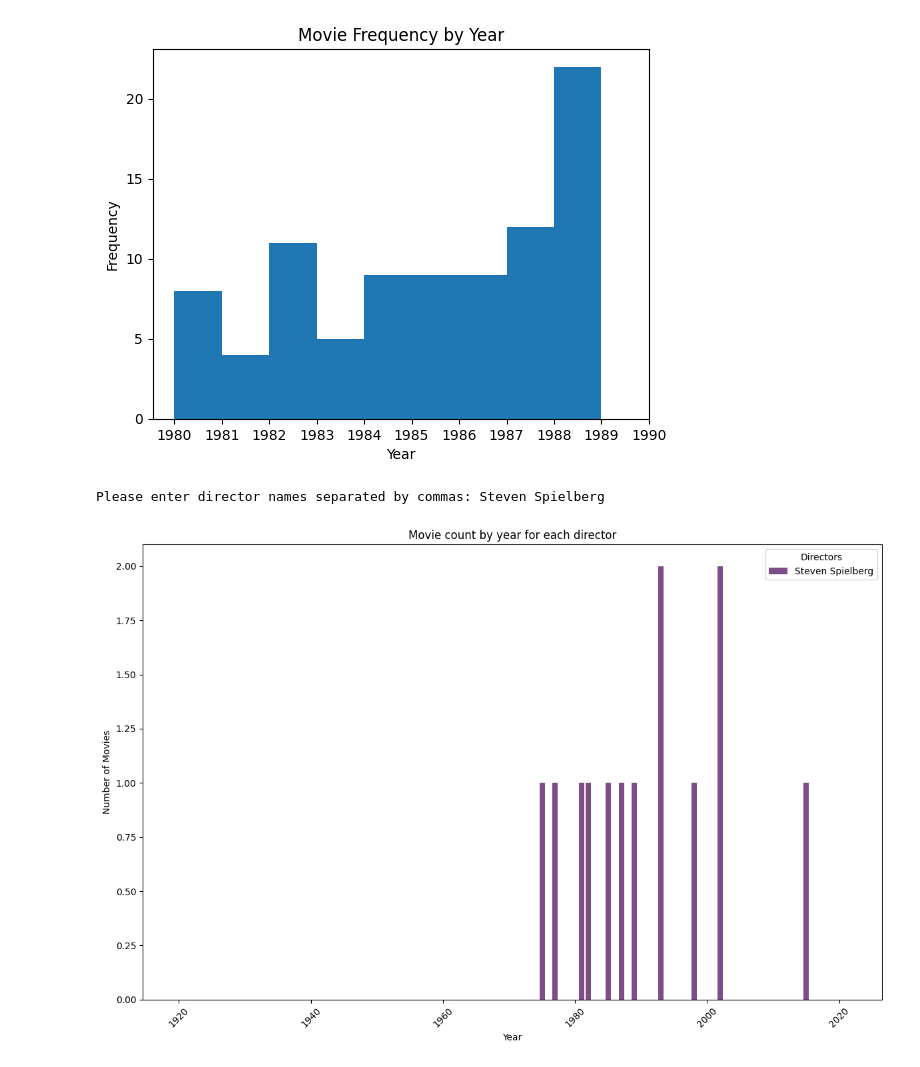
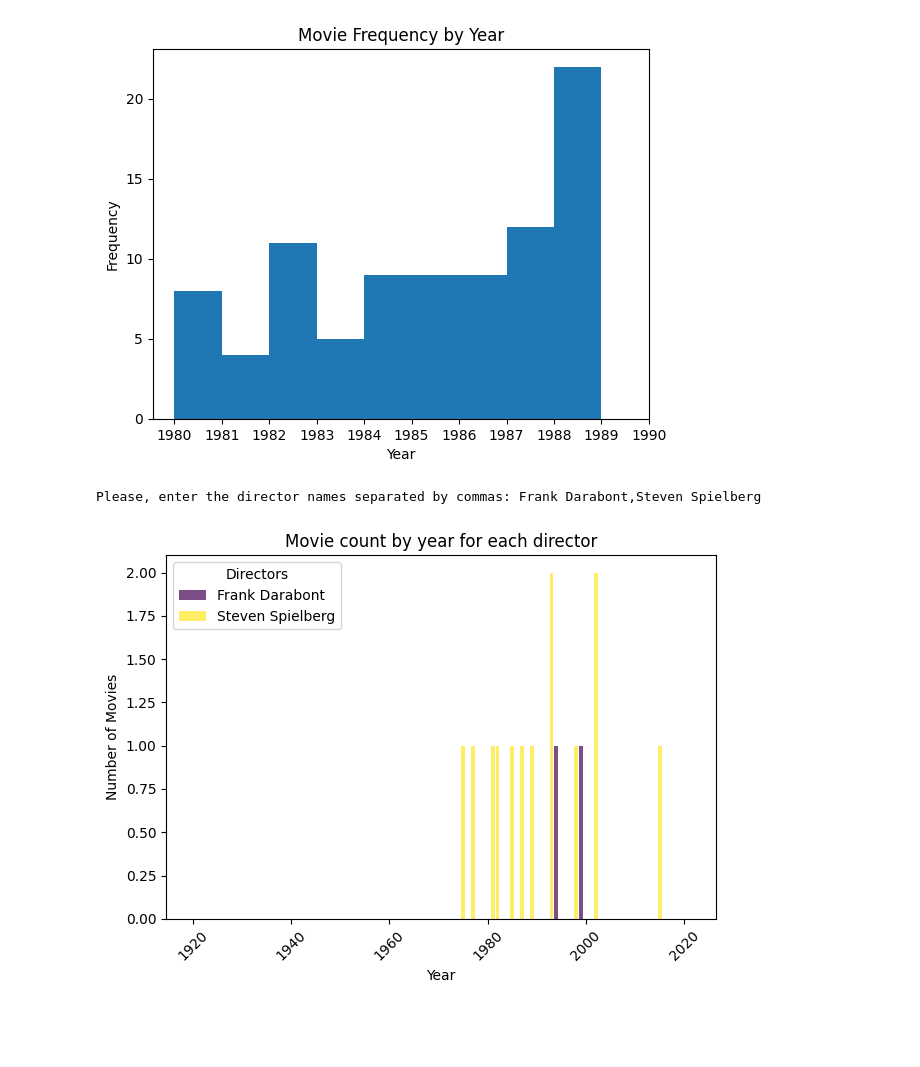
Before and after one commit to ikramhasanli/demo-repo, a Jupyter notebook: ENCE_3503_Fall_2024_hw02.ipynb, the cells around one changed output. Cells and saved outputs as stored; diff of their text form; code cells hidden in the pictures; blank space fills up the shorter version.

```diff
--- a/ENCE_3503_Fall_2024_hw02.ipynb
+++ b/ENCE_3503_Fall_2024_hw02.ipynb
@@ -522,42 +522,37 @@ Please enter the end year: 1990
 # %%
 # Write a function which will accept a numpy array of director names
 # and generate a bar chart based on the movie count of each director
 def directors_and_histograms(df):
     directors_input = input("Please, enter the director names separated by commas: ") #asking the user for input
     director_names = [director.strip() for director in directors_input.split(',')] #splitting the director_names by each director
     movie_counts = {director: {year: 0 for year in range(1920, 2022)} for director in director_names} #movie count is for the director for each year (we show the range in the bottom to make the histogram effective)
 
-    # Count the number of movies for each director by year
     for director in director_names:
         for year in range(1920, 2022):
-            count = df[(df['director'] == director) & (df['year'] == year)].shape[0]
-            movie_counts[director][year] = count
+            count = df[(df['director'] == director) & (df['year'] == year)].shape[0] #each director for each year (so that the director matches the year as well)
+            movie_counts[director][year] = count #assigns how many movies a director has
 
-    # Prepare data for plotting
-    colors = plt.cm.viridis(np.linspace(0, 1, len(director_names)))  # Get a range of colors
-    plt.figure(figsize=(12, 8))  # Set the figure size
+    colors = plt.cm.viridis(np.linspace(0, 1, len(director_names))) #generates random colors based on how many directors are inputted
 
-    for i, (director, counts) in enumerate(movie_counts.items()):
-        years = list(counts.keys())
-        counts = list(counts.values())
 
-        # Create a bar chart for each director
-        plt.bar(years, counts, color=colors[i], label=director, alpha=0.7)  # Set color for each director
+    for badam, (director, moviecounts) in enumerate(movie_counts.items()): #taking the years for the director from the dictionary
+        years = list(moviecounts.keys()) #years are the keys of a dictionary
+        moviecounts = list(moviecounts.values()) #movie counts are the values of a dictionary
+        plt.bar(years, moviecounts, color=colors[badam], label=director, alpha=0.7)  #creating a bar chart for each director with its paramenters
 
-    plt.xlabel("Year")  #the x label
-    plt.ylabel("Number of Movies")  #the y label
+    plt.xlabel("Year")  #the x label of the chart
+    plt.ylabel("Number of Movies")  #the y label of the chart
     plt.title("Movie count by year for each director")  #the title of the chart
     plt.xticks(rotation=45)  # Rotate x-ticks for better readability
     plt.legend(title="Directors")  # Show legend
-    plt.tight_layout()  # Adjust layout to make room for rotated x-ticks
-    plt.show()  # Display the chart
+    plt.tight_layout()  #making room by adjusting the layout
+    plt.show()  #displaying the histogram
 
-# Example usage
-directors_and_histograms(imdb)  # Call the function with your DataFrame
+directors_and_histograms(imdb) #calling the function for the dataframe
 task[16] = 10
 # %% [output]
-Please enter director names separated by commas: Steven Spielberg
+Please, enter the director names separated by commas: Frank Darabont,Steven Spielberg
-[figure, old version]
+[figure, new version]
 # %%
 # Find and plot correlation between columns:
 # - year and gross
```
Also changed, not shown: parts of 1 cell of this notebook.
